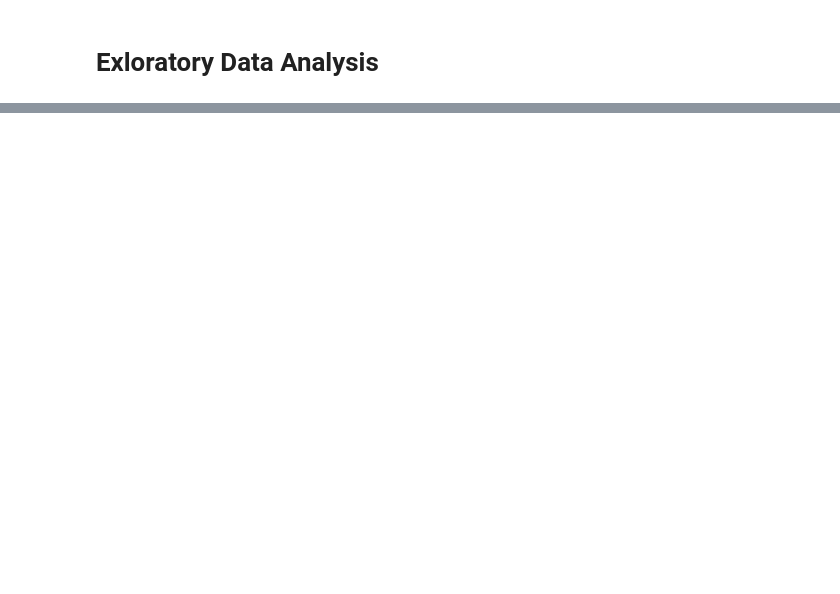
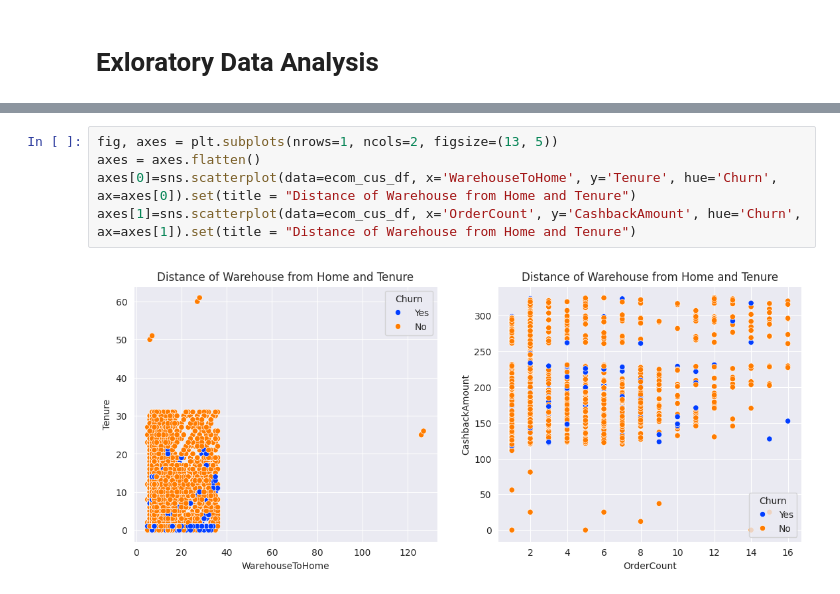
Before and after one commit to Jefest1/ecommerce_customer_churn_prediction, a Jupyter notebook: Notebooks/ecommerce_customer_churn_analysis_preprocessing.ipynb, the cells around one changed output, grey strips where cells are left out. Drawn from its saved outputs; the diff is of its cells as text; blank space fills up the shorter version.

```diff
--- a/Notebooks/ecommerce_customer_churn_analysis_preprocessing.ipynb
+++ b/Notebooks/ecommerce_customer_churn_analysis_preprocessing.ipynb
@@ -245,0 +405,7 @@ ecom_cus_df['PreferredPaymentMode'] = ecom_cus_df['PreferredPaymentMode'].replac
+# %%
+fig, axes = plt.subplots(nrows=1, ncols=2, figsize=(13, 5))
+axes = axes.flatten()
+axes[0]=sns.scatterplot(data=ecom_cus_df, x='WarehouseToHome', y='Tenure', hue='Churn', ax=axes[0]).set(title = "Distance of Warehouse from Home and Tenure")
+axes[1]=sns.scatterplot(data=ecom_cus_df, x='OrderCount', y='CashbackAmount', hue='Churn', ax=axes[1]).set(title = "Distance of Warehouse from Home and Tenure")
+# %% [output]
+[figure, added]
```
Also changed, not shown: parts of 29 cells of this notebook, 2 other files.
